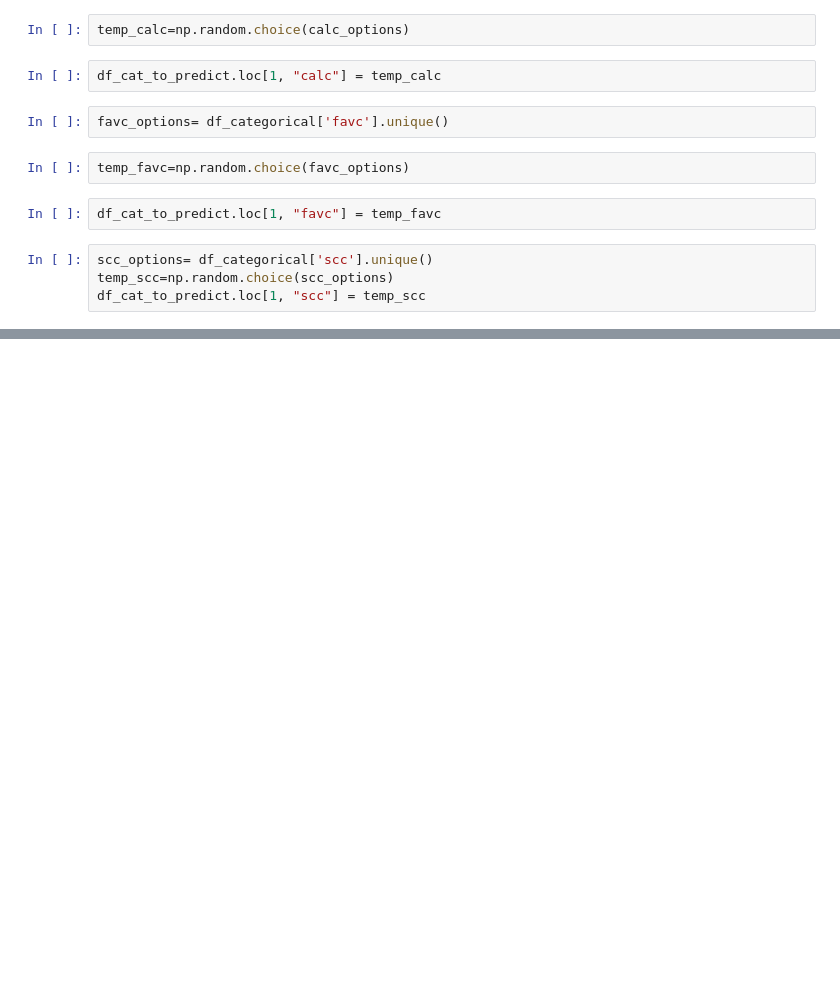
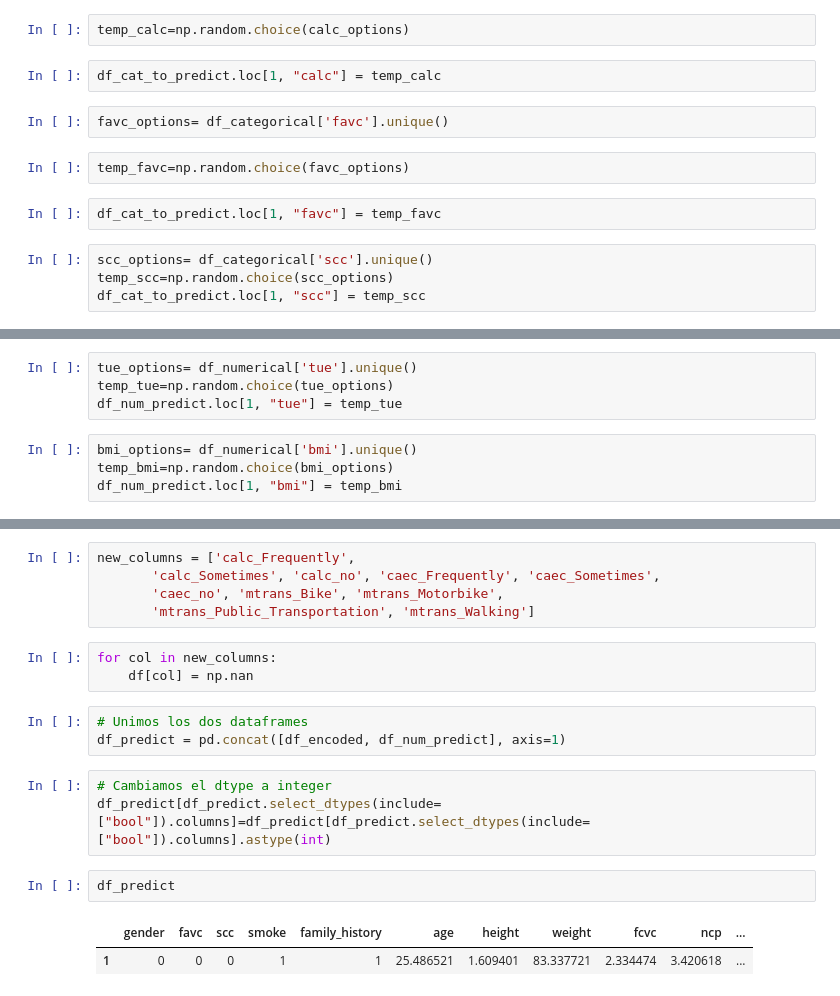
Before and after one commit to Andiwahnon15/Obesity, a Jupyter notebook: notebooks/main-1.ipynb, the cells around one changed output, grey strips where cells are left out. Drawn from its saved outputs; the diff is of its cells as text; blank space fills up the shorter version.

```diff
--- a/notebooks/main-1.ipynb
+++ b/notebooks/main-1.ipynb
@@ -500,0 +535,8 @@ df_cat_to_predict.loc[1, "scc"] = temp_scc
+# %%
+tue_options= df_numerical['tue'].unique()
+temp_tue=np.random.choice(tue_options)
+df_num_predict.loc[1, "tue"] = temp_tue
+# %%
+bmi_options= df_numerical['bmi'].unique()
+temp_bmi=np.random.choice(bmi_options)
+df_num_predict.loc[1, "bmi"] = temp_bmi
@@ -500,0 +570,19 @@ df_cat_to_predict.loc[1, "scc"] = temp_scc
+# %%
+new_columns = ['calc_Frequently',
+       'calc_Sometimes', 'calc_no', 'caec_Frequently', 'caec_Sometimes',
+       'caec_no', 'mtrans_Bike', 'mtrans_Motorbike',
+       'mtrans_Public_Transportation', 'mtrans_Walking']
+# %%
+for col in new_columns:
+    df[col] = np.nan
+# %%
+# Unimos los dos dataframes
+df_predict = pd.concat([df_encoded, df_num_predict], axis=1)
+# %%
+# Cambiamos el dtype a integer
+df_predict[df_predict.select_dtypes(include=["bool"]).columns]=df_predict[df_predict.select_dtypes(include=["bool"]).columns].astype(int)
+# %%
+df_predict
+# %% [output]
+|  | gender | favc | scc | smoke | family_history | age | height | weight | fcvc | ncp | ... |
+| 1 | 0 | 0 | 0 | 1 | 1 | 25.486521 | 1.609401 | 83.337721 | 2.334474 | 3.420618 | ... |
```
Also changed, not shown: parts of 28 cells of this notebook.
